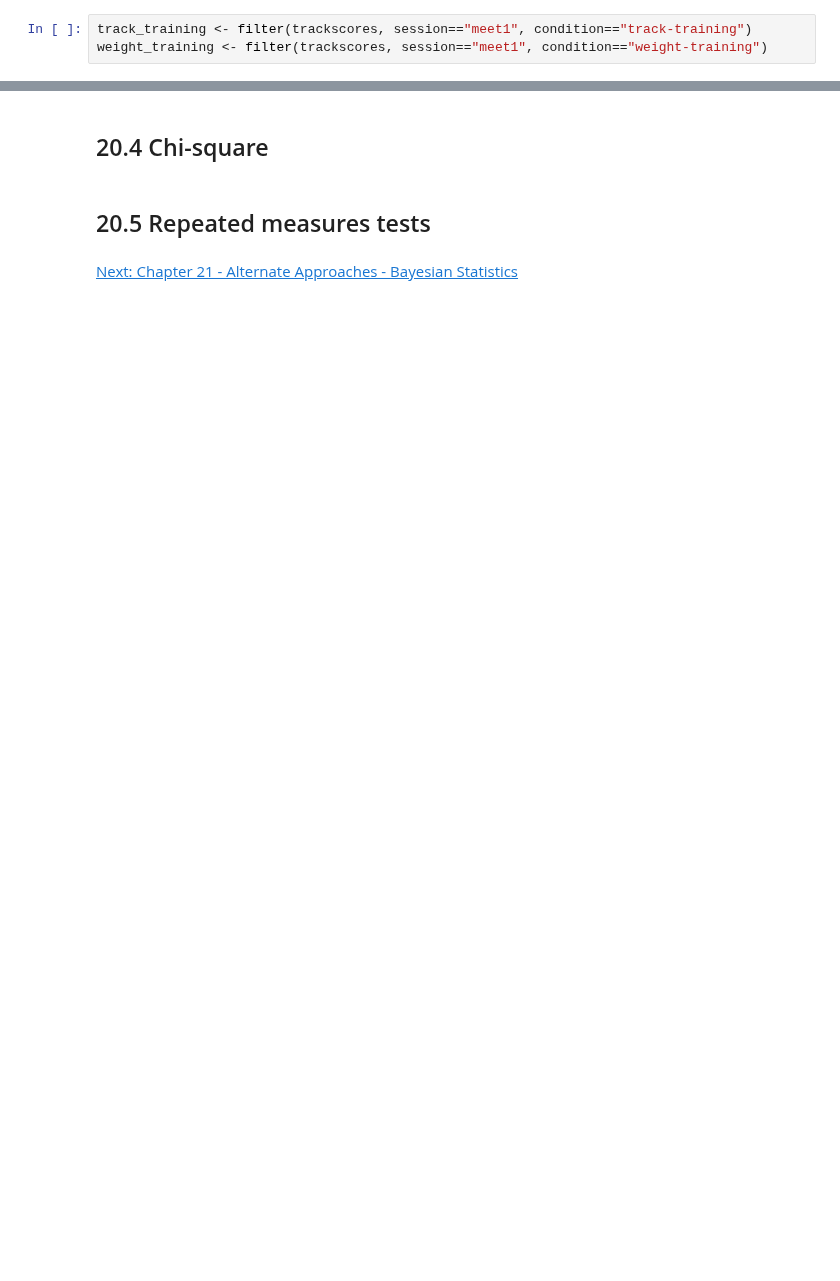
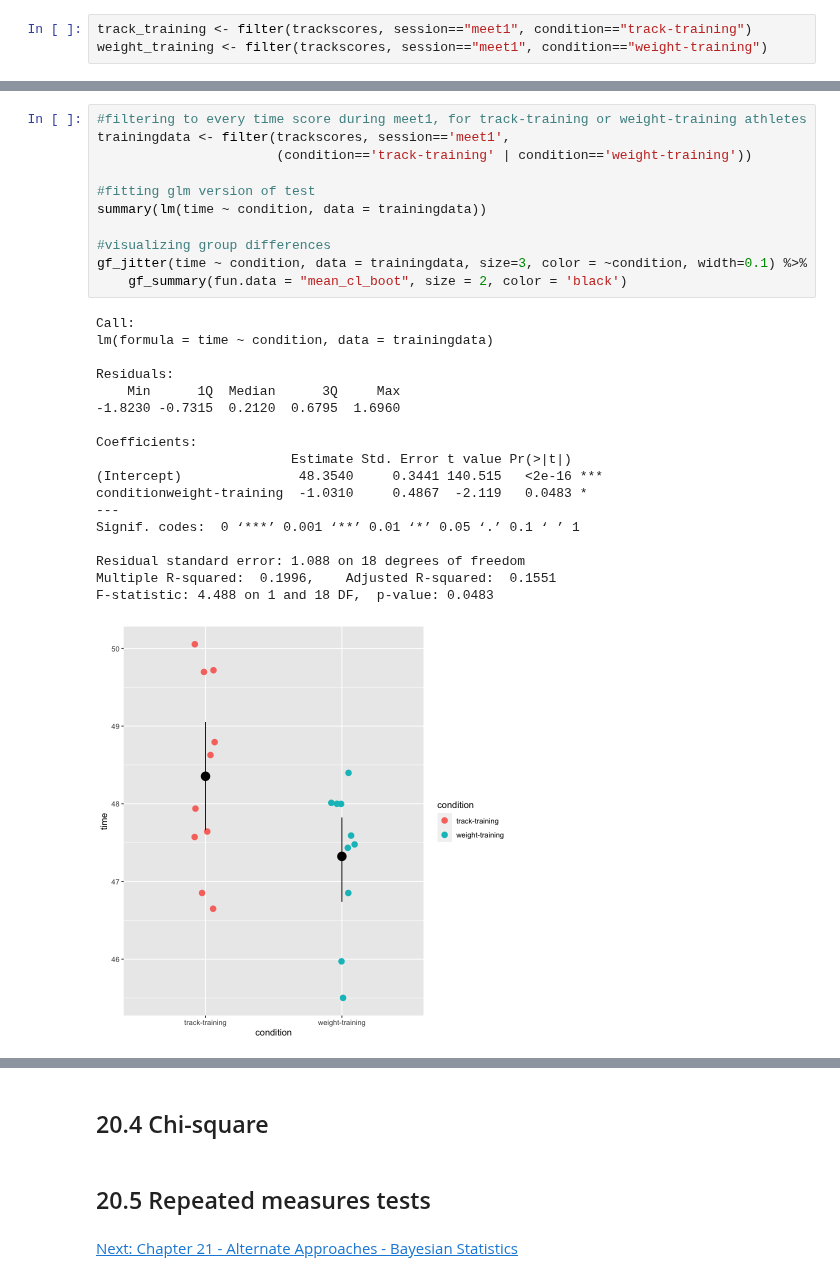
Before and after one commit to smburns47/Psyc158, a Jupyter notebook: chapter-20.ipynb, the cells around one changed output, grey strips where cells are left out. Saved outputs shown, nothing was run; the diff lists cells and outputs as text; blank space fills up the shorter version.

```diff
--- a/chapter-20.ipynb
+++ b/chapter-20.ipynb
@@ -241,0 +224,30 @@ F-statistic: 0.01188 on 1 and 18 DF,  p-value: 0.9144
+# %%
+#filtering to every time score during meet1, for track-training or weight-training athletes
+trainingdata <- filter(trackscores, session=='meet1',
+                       (condition=='track-training' | condition=='weight-training'))
+
+#fitting glm version of test
+summary(lm(time ~ condition, data = trainingdata))
+
+#visualizing group differences
+gf_jitter(time ~ condition, data = trainingdata, size=3, color = ~condition, width=0.1) %>%
+    gf_summary(fun.data = "mean_cl_boot", size = 2, color = 'black')
+# %% [output]
+Call:
+lm(formula = time ~ condition, data = trainingdata)
+
+Residuals:
+    Min      1Q  Median      3Q     Max
+-1.8230 -0.7315  0.2120  0.6795  1.6960
+
+Coefficients:
+                         Estimate Std. Error t value Pr(>|t|)
+(Intercept)               48.3540     0.3441 140.515   <2e-16 ***
+conditionweight-training  -1.0310     0.4867  -2.119   0.0483 *
+---
+Signif. codes:  0 ‘***’ 0.001 ‘**’ 0.01 ‘*’ 0.05 ‘.’ 0.1 ‘ ’ 1
+
+Residual standard error: 1.088 on 18 degrees of freedom
+Multiple R-squared:  0.1996,    Adjusted R-squared:  0.1551
+F-statistic: 4.488 on 1 and 18 DF,  p-value: 0.0483
+[figure, added]
```
Also changed, not shown: parts of 28 cells of this notebook, 2 other files.
